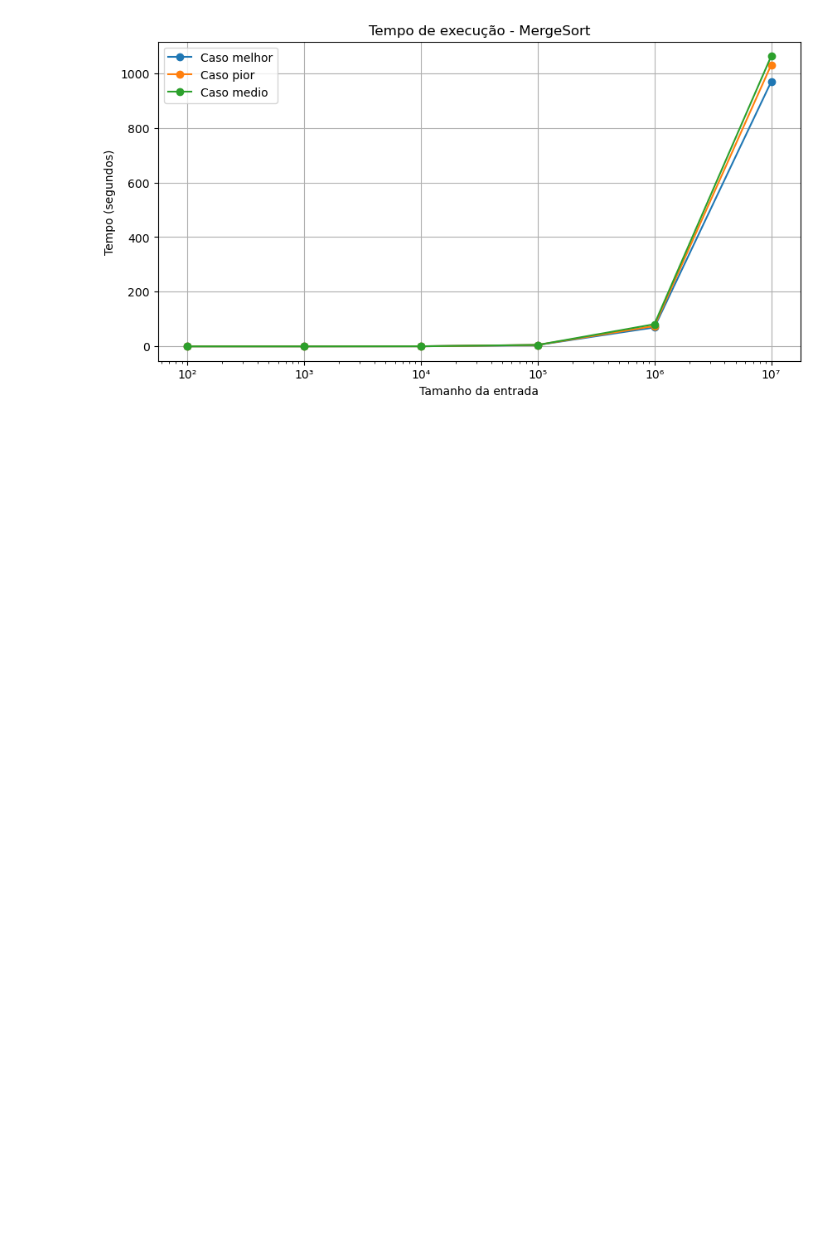
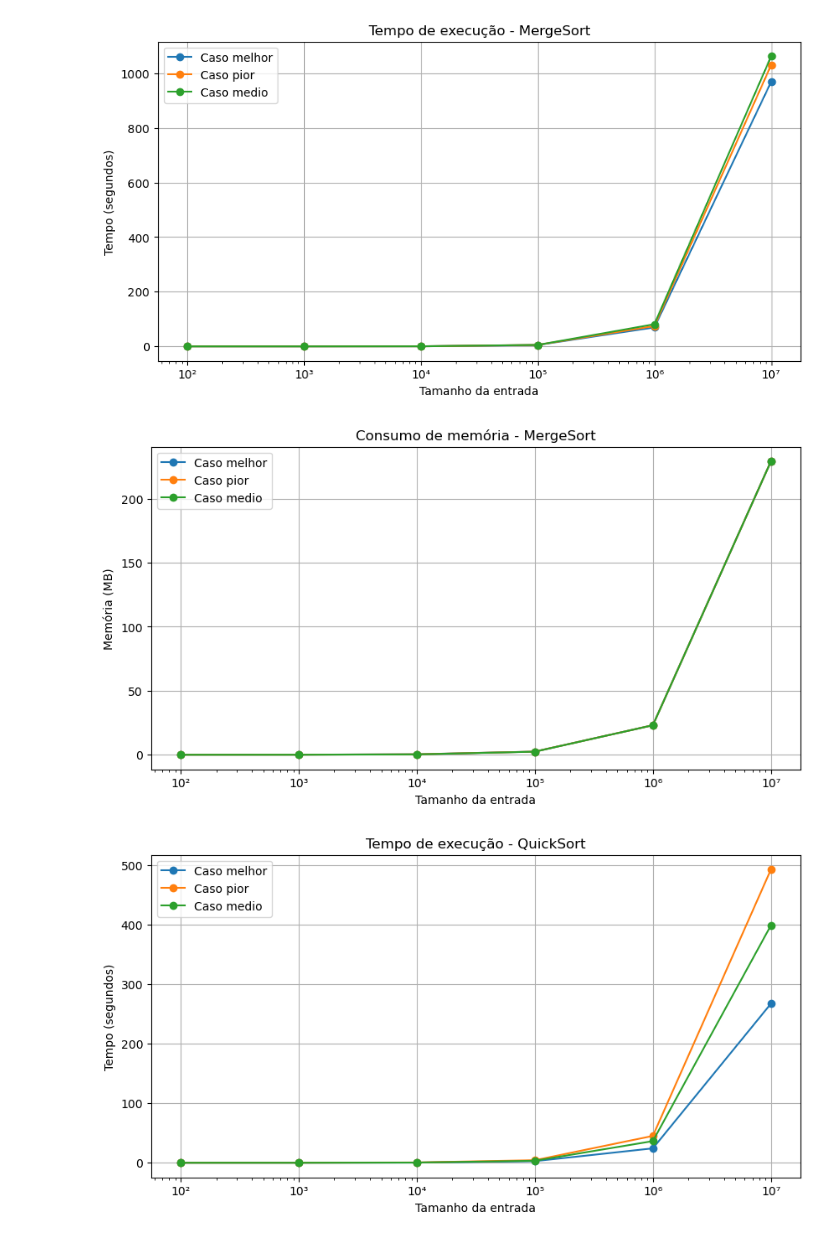
Before and after one commit to Adrielson/complexidade_algoritmos, a Jupyter notebook: graficos.ipynb, the cells around one changed output. Saved outputs shown, nothing was run; the diff lists cells and outputs as text; code cells hidden in the pictures; blank space fills up the shorter version.

```diff
--- a/graficos.ipynb
+++ b/graficos.ipynb
@@ -4,7 +4,7 @@ import pandas as pd
 import matplotlib.pyplot as plt
 
 # Carregar os dados do CSV
-data = pd.read_csv('sort_performance_log.csv')
+data = pd.read_csv('dados3.csv')
 data['timestamp'] = pd.to_datetime(data['timestamp'])
 
 # Criar a pasta 'plots' se não existir
@@ -28,30 +28,32 @@ def plot_algorithm_performance(algorithm_name):
     plt.xscale('log')
     plt.xticks([10**2, 10**3, 10**4, 10**5, 10**6, 10**7], ['10²', '10³', '10⁴', '10⁵', '10⁶', '10⁷'])
     plt.savefig(f'plots/{algorithm_name}_tempo_execucao.png')
     plt.show()
     plt.close()
 
     # Plotar gráfico de memória
     plt.figure(figsize=(10, 5))
     for case in ['melhor', 'pior', 'medio']:
         df_case = df_algo[df_algo['case'] == case]
         plt.plot(df_case['size'], df_case['memory'], marker='o', label=f'Caso {case}')
     plt.title(f'Consumo de memória - {algorithm_name}')
     plt.xlabel('Tamanho da entrada')
     plt.ylabel('Memória (MB)')
     plt.legend()
     plt.grid(True)
     plt.xscale('log')
     plt.xticks([10**2, 10**3, 10**4, 10**5, 10**6, 10**7], ['10²', '10³', '10⁴', '10⁵', '10⁶', '10⁷'])
     plt.savefig(f'plots/{algorithm_name}_consumo_memoria.png')
     plt.show()
     plt.close()
 
 # Lista de algoritmos para plotar
 algorithms = data['algorithm'].unique()
 
 # Gerar gráficos para cada algoritmo
 for algo in algorithms:
     plot_algorithm_performance(algo)
 # %% [output]
 [figure]
+[figure, added]
+[figure, added]
```
Also changed, not shown: parts of 1 cell of this notebook, 1 other file.
